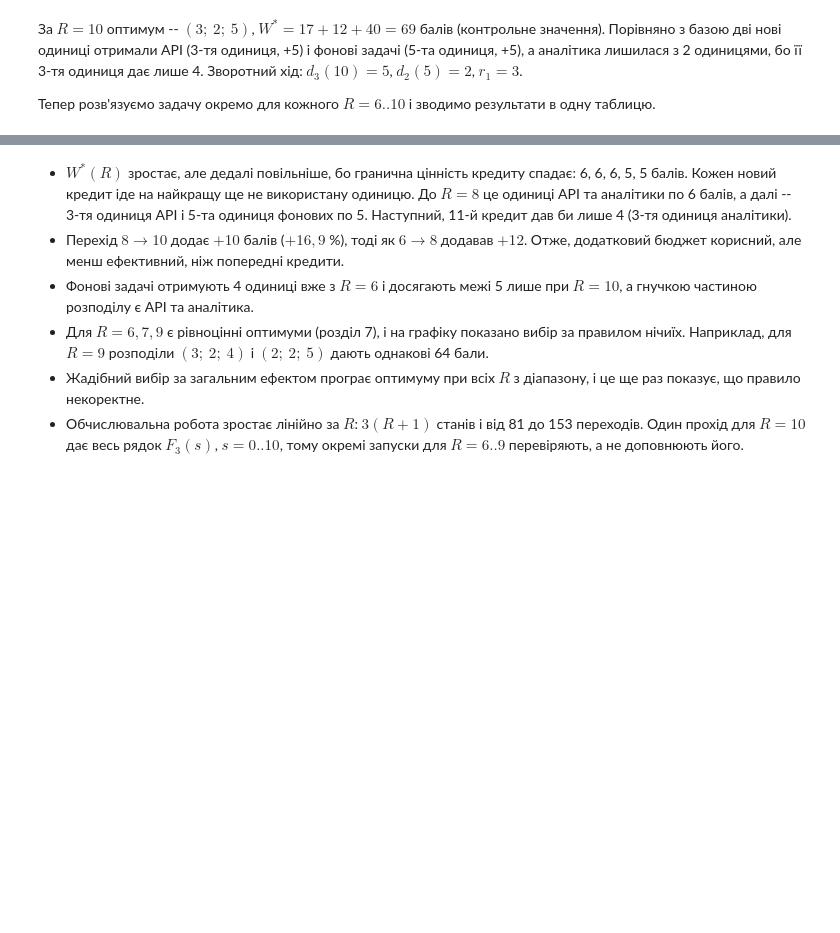
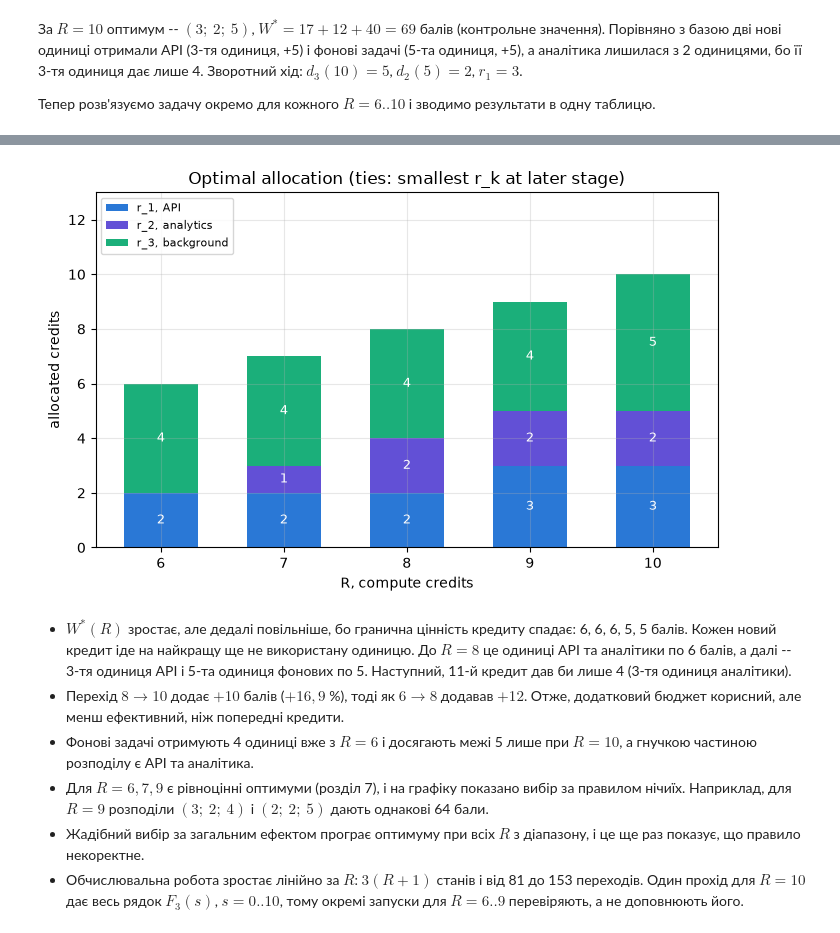
Before and after one commit to n1n1n1q/math-modellng-labs, a Jupyter notebook: HW3_Basystyi_Variant01.ipynb, the cells around one changed output, grey strips where cells are left out. Cells and saved outputs as stored; diff of their text form; code cells hidden in the pictures; blank space fills up the shorter version.

```diff
--- a/HW3_Basystyi_Variant01.ipynb
+++ b/HW3_Basystyi_Variant01.ipynb
@@ -579,3 +581,18 @@ plt.show()
+# %%
+fig, ax = plt.subplots(figsize=(7, 4.5))
+bottom = np.zeros(len(Rs))
+for k, name in enumerate(DIRECTIONS):
+    vals = experiment[f"r_{k + 1} {name}"].to_numpy()
+    ax.bar(Rs, vals, bottom=bottom, color=DIR_COLORS[k], width=0.6, label=f"r_{k + 1}, {name}")
+    for x, b, v in zip(Rs, bottom, vals):
+        if v:
+            ax.text(x, b + v / 2, str(v), ha="center", va="center", color="white", fontsize=9)
+    bottom += vals
+ax.set_ylim(0, bottom.max() + 3)
+ax.set_ylabel("allocated credits")
+finish_budget_axis(ax, "Optimal allocation (ties: smallest r_k at later stage)", Rs)
+# %% [output]
+[figure, added]
 # %% [markdown]
 - $W^*(R)$ зростає, але дедалі повільніше, бо гранична цінність кредиту спадає: 6, 6, 6, 5, 5 балів. Кожен новий кредит іде на найкращу ще не використану одиницю. До $R = 8$ це одиниці API та аналітики по 6 балів, а далі -- 3-тя одиниця API і 5-та одиниця фонових по 5. Наступний, 11-й кредит дав би лише 4 (3-тя одиниця аналітики).
 - Перехід $8 \to 10$ додає $+10$ балів ($+16{,}9$ %), тоді як $6 \to 8$ додавав $+12$. Отже, додатковий бюджет корисний, але менш ефективний, ніж попередні кредити.
```
Also changed, not shown: parts of 57 cells of this notebook, 2 other files.
